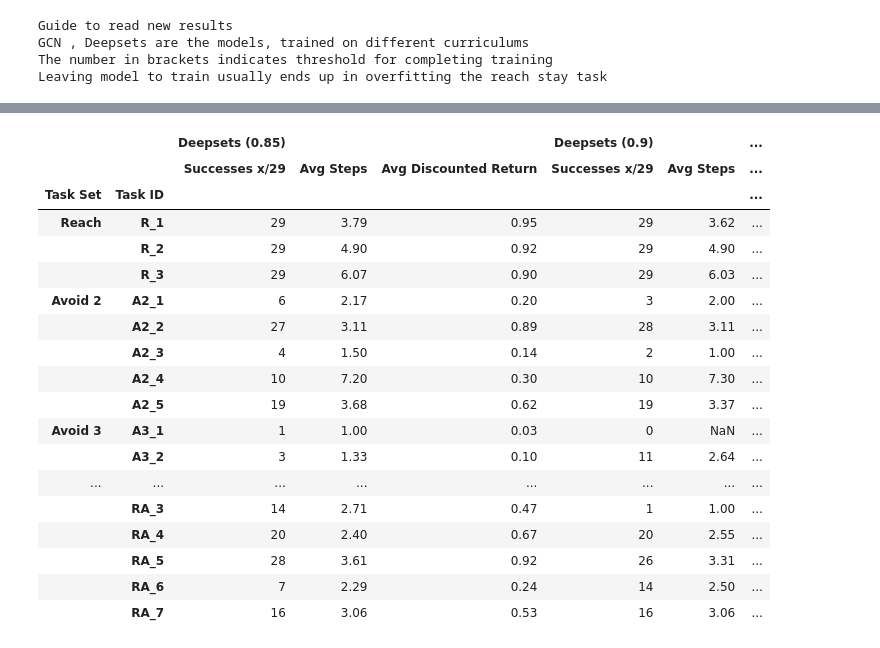
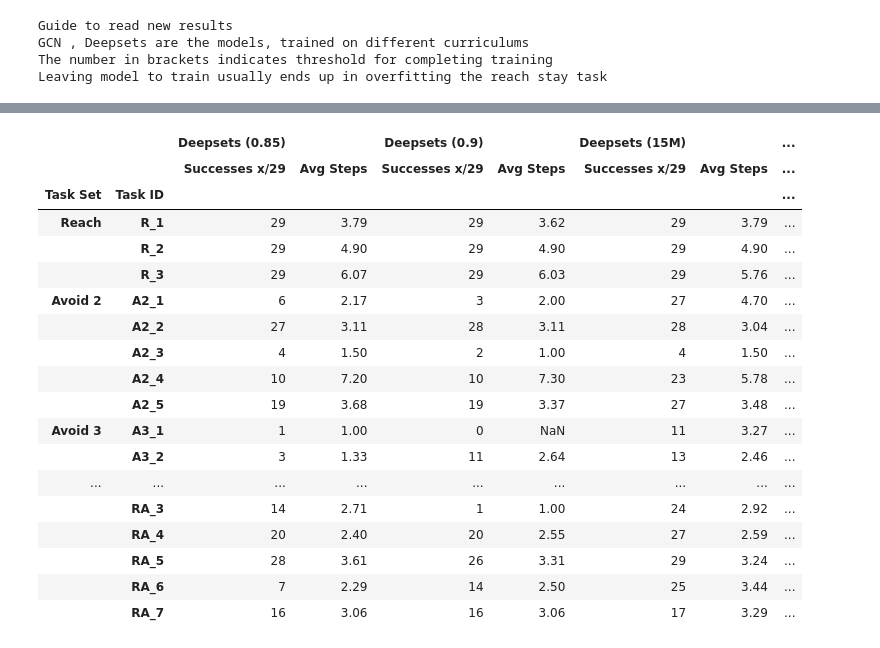
Before and after one commit to mattiagiuri/ltl_gnn, a Jupyter notebook: visualize_results_chess.ipynb, the cells around one changed output, grey strips where cells are left out. Drawn from its saved outputs; the diff is of its cells as text; code cells hidden in the pictures.

```diff
--- a/visualize_results_chess.ipynb
+++ b/visualize_results_chess.ipynb
@@ -42,6 +42,9 @@ def generalized_read_results(env_name, files, keys):
         cur_df = pd.read_csv(cur_name)
         cur_df.set_index(["Task Set", "Task ID"], inplace=True)
 
+        if "Avg Discounted Return" in cur_df.columns:
+            cur_df.drop(columns=["Avg Discounted Return"], inplace=True)
+
         all_dfs.append(cur_df)
 
     df_concat = pd.concat(all_dfs, axis=1, keys=keys)
@@ -295,35 +298,38 @@ RA_5 ((!queen U pawn) & (! bishop U knight))
 RA_6 ((! queen U rook) & (!knight U queen))
 RA_7 ((!queen U pawn) & (! bishop U knight) & (!knight U rook)
 # %%
-keys_new = ['Deepsets (0.85)', 'Deepsets (0.9)', 'GCN (0.85)', 'GCN (0.9)']
+keys_new = ['Deepsets (0.85)', 'Deepsets (0.9)', 'Deepsets (15M)', 'GCN (0.85)', 'GCN (0.9)', 'GCN (15M)', 'GCN (defrosted 25M)']
 # %%
 files_finite = ['ChessWorld-v1_deepsets_stay_update_4',
                 'ChessWorld-v1_deepsets_stay_update_4_fine',
+                'ChessWorld-v1_deepsets_stay_update_4_finest',
                 'ChessWorld-v1_gcn_formula_big_skip_6',
-                'ChessWorld-v1_gcn_formula_big_skip_6_fine'
+                'ChessWorld-v1_gcn_formula_big_skip_6_fine',
+                'ChessWorld-v1_gcn_formula_big_skip_6_finer',
+                'ChessWorld-v1_gcn_formula_big_skip_6_finest'
                ]
 
 generalized_read_results('ChessWorld-v1', files_finite, keys_new)
 # %% [output]
-|  |  | Deepsets (0.85) |  |  | Deepsets (0.9) |  | ... |
-|  |  | Successes x/29 | Avg Steps | Avg Discounted Return | Successes x/29 | Avg Steps | ... |
-| Task Set | Task ID |  |  |  |  |  | ... |
-| Reach | R_1 | 29 | 3.79 | 0.95 | 29 | 3.62 | ... |
-|  | R_2 | 29 | 4.90 | 0.92 | 29 | 4.90 | ... |
-|  | R_3 | 29 | 6.07 | 0.90 | 29 | 6.03 | ... |
-| Avoid 2 | A2_1 | 6 | 2.17 | 0.20 | 3 | 2.00 | ... |
-|  | A2_2 | 27 | 3.11 | 0.89 | 28 | 3.11 | ... |
-|  | A2_3 | 4 | 1.50 | 0.14 | 2 | 1.00 | ... |
-|  | A2_4 | 10 | 7.20 | 0.30 | 10 | 7.30 | ... |
-|  | A2_5 | 19 | 3.68 | 0.62 | 19 | 3.37 | ... |
-| Avoid 3 | A3_1 | 1 | 1.00 | 0.03 | 0 | NaN | ... |
-|  | A3_2 | 3 | 1.33 | 0.10 | 11 | 2.64 | ... |
-| ... | ... | ... | ... | ... | ... | ... | ... |
-|  | RA_3 | 14 | 2.71 | 0.47 | 1 | 1.00 | ... |
-|  | RA_4 | 20 | 2.40 | 0.67 | 20 | 2.55 | ... |
-|  | RA_5 | 28 | 3.61 | 0.92 | 26 | 3.31 | ... |
-|  | RA_6 | 7 | 2.29 | 0.24 | 14 | 2.50 | ... |
-|  | RA_7 | 16 | 3.06 | 0.53 | 16 | 3.06 | ... |
+|  |  | Deepsets (0.85) |  | Deepsets (0.9) |  | Deepsets (15M) |  | ... |
+|  |  | Successes x/29 | Avg Steps | Successes x/29 | Avg Steps | Successes x/29 | Avg Steps | ... |
+| Task Set | Task ID |  |  |  |  |  |  | ... |
+| Reach | R_1 | 29 | 3.79 | 29 | 3.62 | 29 | 3.79 | ... |
+|  | R_2 | 29 | 4.90 | 29 | 4.90 | 29 | 4.90 | ... |
+|  | R_3 | 29 | 6.07 | 29 | 6.03 | 29 | 5.76 | ... |
+| Avoid 2 | A2_1 | 6 | 2.17 | 3 | 2.00 | 27 | 4.70 | ... |
+|  | A2_2 | 27 | 3.11 | 28 | 3.11 | 28 | 3.04 | ... |
+|  | A2_3 | 4 | 1.50 | 2 | 1.00 | 4 | 1.50 | ... |
+|  | A2_4 | 10 | 7.20 | 10 | 7.30 | 23 | 5.78 | ... |
+|  | A2_5 | 19 | 3.68 | 19 | 3.37 | 27 | 3.48 | ... |
+| Avoid 3 | A3_1 | 1 | 1.00 | 0 | NaN | 11 | 3.27 | ... |
+|  | A3_2 | 3 | 1.33 | 11 | 2.64 | 13 | 2.46 | ... |
+| ... | ... | ... | ... | ... | ... | ... | ... | ... |
+|  | RA_3 | 14 | 2.71 | 1 | 1.00 | 24 | 2.92 | ... |
+|  | RA_4 | 20 | 2.40 | 20 | 2.55 | 27 | 2.59 | ... |
+|  | RA_5 | 28 | 3.61 | 26 | 3.31 | 29 | 3.24 | ... |
+|  | RA_6 | 7 | 2.29 | 14 | 2.50 | 25 | 3.44 | ... |
+|  | RA_7 | 16 | 3.06 | 16 | 3.06 | 17 | 3.29 | ... |
 # %%
 # ChessWorld-v1 infinite tasks and results
 
```
Also changed, not shown: parts of 5 cells of this notebook, 38 other files.
